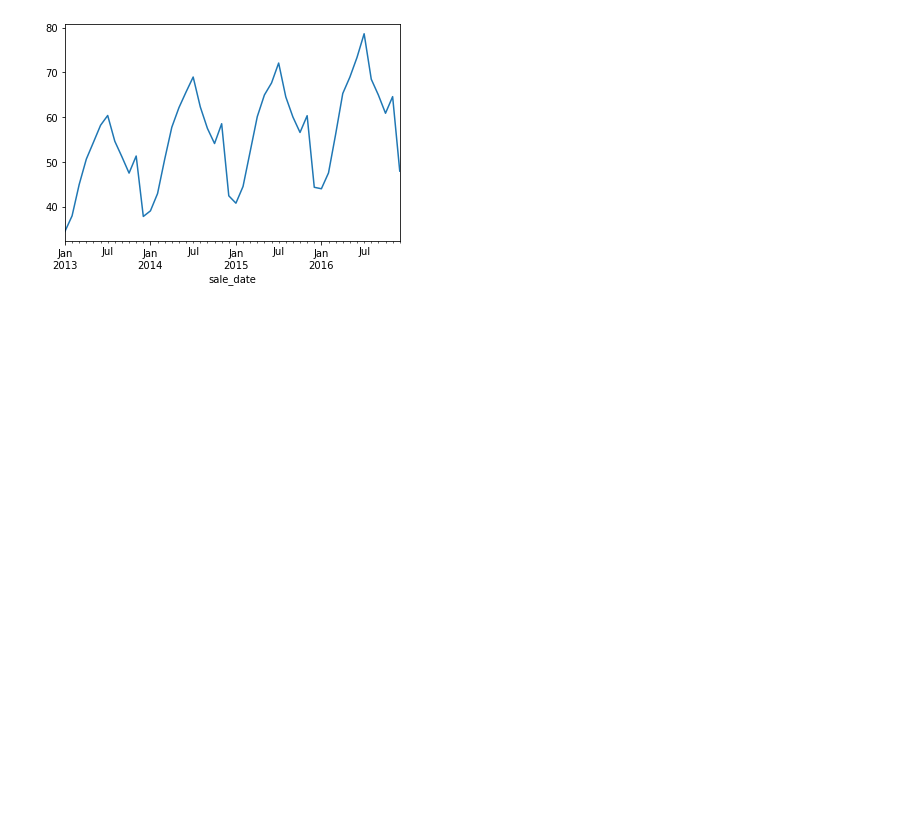
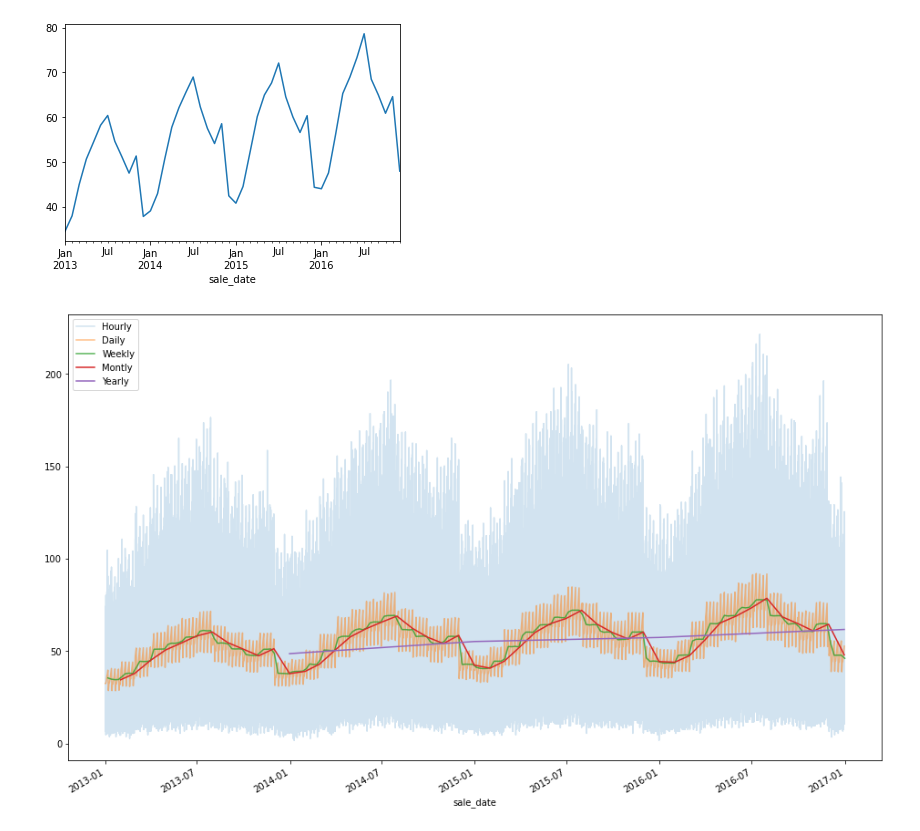
Before and after one commit to PGuajardo/time-series-exercises, a Jupyter notebook: explore.ipynb, the cells around one changed output. Cells and saved outputs as stored; diff of their text form; code cells hidden in the pictures; blank space fills up the shorter version.

```diff
--- a/explore.ipynb
+++ b/explore.ipynb
@@ -69,3 +70,14 @@ y.resample('M').mean().plot()
 # %% [output]
 <AxesSubplot:xlabel='sale_date'>
 [figure]
+# %%
+plt.figure(figsize = (16,10))
+ax = y.plot(alpha=.2, label='Hourly')
+y.resample('D').mean().plot(ax =ax, alpha=.5, label='Daily')
+y.resample('W').mean().plot(ax =ax, alpha=.8, label='Weekly')
+y.resample('M').mean().plot(ax =ax, label='Montly')
+y.resample('Y').mean().plot(ax =ax, label='Yearly')
+plt.legend()
+plt.show()
+# %% [output]
+[figure, added]
```
Also changed, not shown: parts of 16 cells of this notebook, 1 other file.
